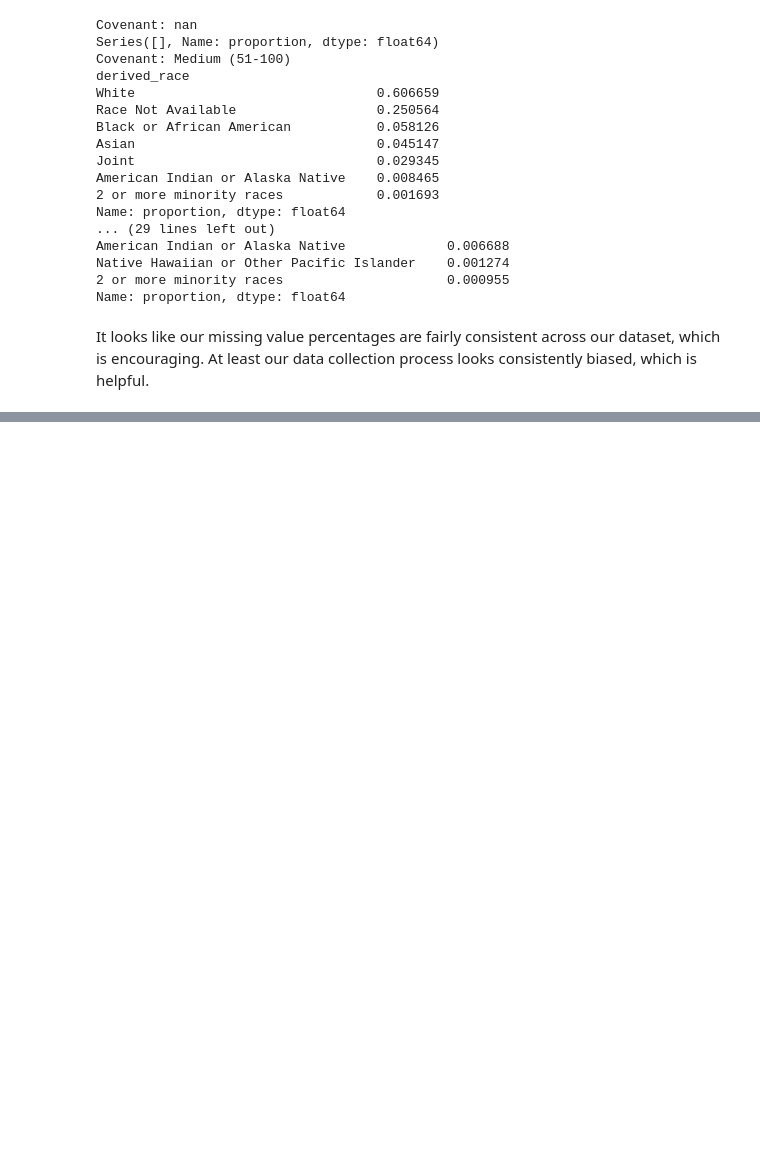
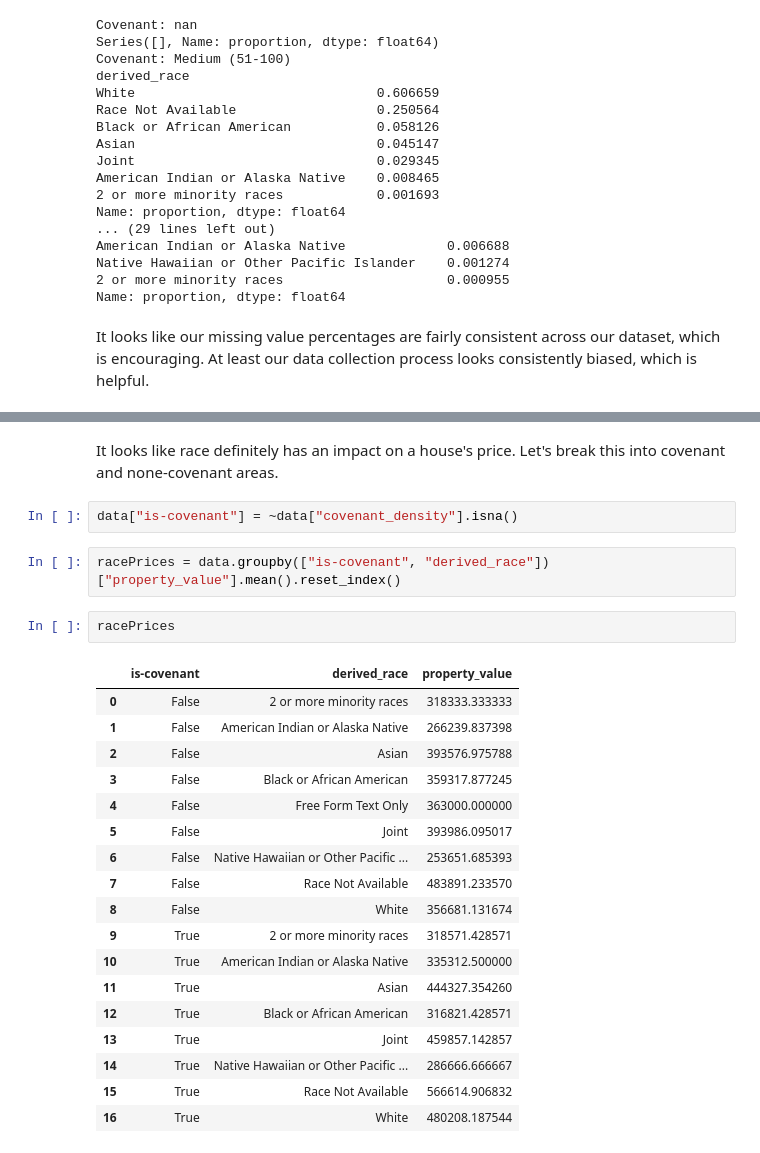
Before and after one commit to IMOsbo/DATA6550-Housing-Bias, a Jupyter notebook: Code/Osborne/Project4-Osborne.ipynb, the cells around one changed output, grey strips where cells are left out. Drawn from its saved outputs; the diff is of its cells as text; blank space fills up the shorter version.

```diff
--- a/Code/Osborne/Project4-Osborne.ipynb
+++ b/Code/Osborne/Project4-Osborne.ipynb
@@ -177,0 +191,27 @@ It looks like our missing value percentages are fairly consistent across our dat
+# %% [markdown]
+It looks like race definitely has an impact on a house's price. Let's break this into covenant and none-covenant areas.
+# %%
+data["is-covenant"] = ~data["covenant_density"].isna()
+# %%
+racePrices = data.groupby(["is-covenant", "derived_race"])["property_value"].mean().reset_index()
+# %%
+racePrices
+# %% [output]
+|  | is-covenant | derived_race | property_value |
+| 0 | False | 2 or more minority races | 318333.333333 |
+| 1 | False | American Indian or Alaska Native | 266239.837398 |
+| 2 | False | Asian | 393576.975788 |
+| 3 | False | Black or African American | 359317.877245 |
+| 4 | False | Free Form Text Only | 363000.000000 |
+| 5 | False | Joint | 393986.095017 |
+| 6 | False | Native Hawaiian or Other Pacific ... | 253651.685393 |
+| 7 | False | Race Not Available | 483891.233570 |
+| 8 | False | White | 356681.131674 |
+| 9 | True | 2 or more minority races | 318571.428571 |
+| 10 | True | American Indian or Alaska Native | 335312.500000 |
+| 11 | True | Asian | 444327.354260 |
+| 12 | True | Black or African American | 316821.428571 |
+| 13 | True | Joint | 459857.142857 |
+| 14 | True | Native Hawaiian or Other Pacific ... | 286666.666667 |
+| 15 | True | Race Not Available | 566614.906832 |
+| 16 | True | White | 480208.187544 |
```
Also changed, not shown: parts of 9 cells of this notebook.
